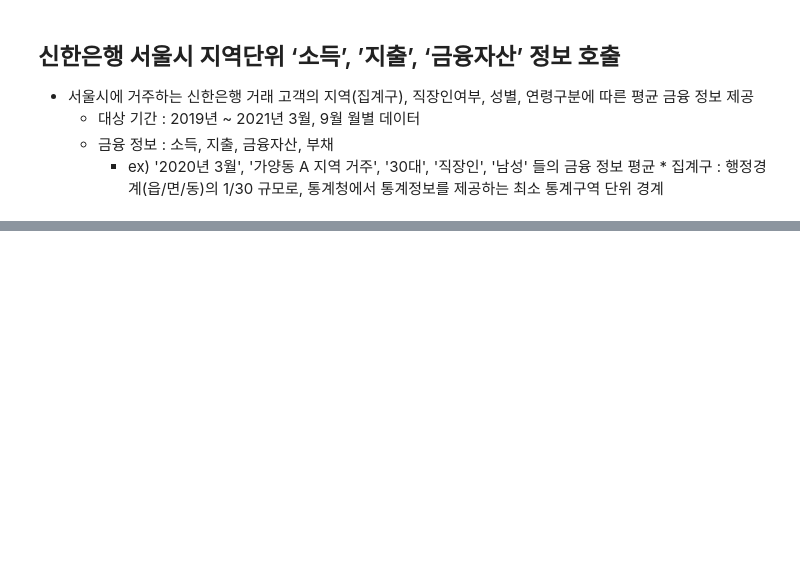
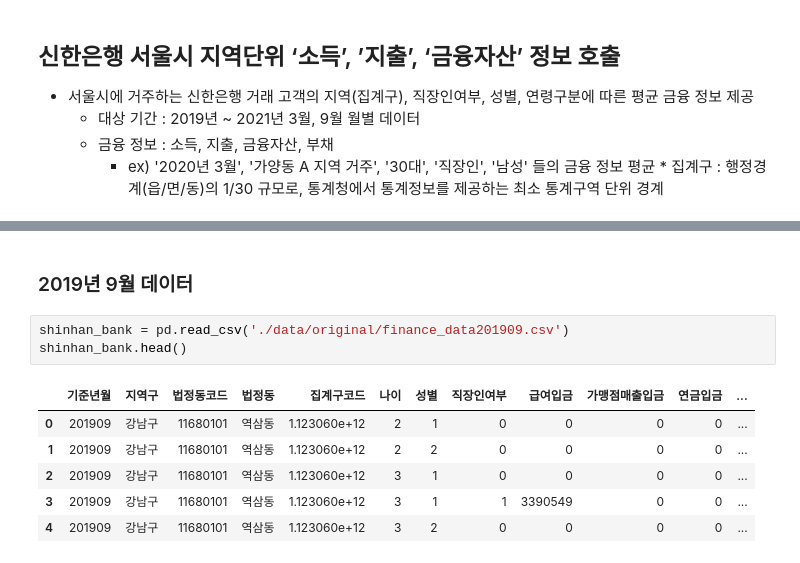
Before and after one commit to RyanKor/financial-data-competition-2021, a Jupyter notebook: Financial Data Competition 2021.ipynb, the cells around one changed output, grey strips where cells are left out. Cells and saved outputs as stored; diff of their text form; blank space fills up the shorter version.

```diff
--- a/Financial Data Competition 2021.ipynb
+++ b/Financial Data Competition 2021.ipynb
@@ -133,0 +143,12 @@ shinhan_bank.head()
+# %% [markdown]
+### 2019년 9월 데이터
+# %%
+shinhan_bank = pd.read_csv('./data/original/finance_data201909.csv')
+shinhan_bank.head()
+# %% [output]
+|  | 기준년월 | 지역구 | 법정동코드 | 법정동 | 집계구코드 | 나이 | 성별 | 직장인여부 | 급여입금 | 가맹점매출입금 | 연금입금 | ... |
+| 0 | 201909 | 강남구 | 11680101 | 역삼동 | 1.123060e+12 | 2 | 1 | 0 | 0 | 0 | 0 | ... |
+| 1 | 201909 | 강남구 | 11680101 | 역삼동 | 1.123060e+12 | 2 | 2 | 0 | 0 | 0 | 0 | ... |
+| 2 | 201909 | 강남구 | 11680101 | 역삼동 | 1.123060e+12 | 3 | 1 | 0 | 0 | 0 | 0 | ... |
+| 3 | 201909 | 강남구 | 11680101 | 역삼동 | 1.123060e+12 | 3 | 1 | 1 | 3390549 | 0 | 0 | ... |
+| 4 | 201909 | 강남구 | 11680101 | 역삼동 | 1.123060e+12 | 3 | 2 | 0 | 0 | 0 | 0 | ... |
```
Also changed, not shown: parts of 8 cells of this notebook.
